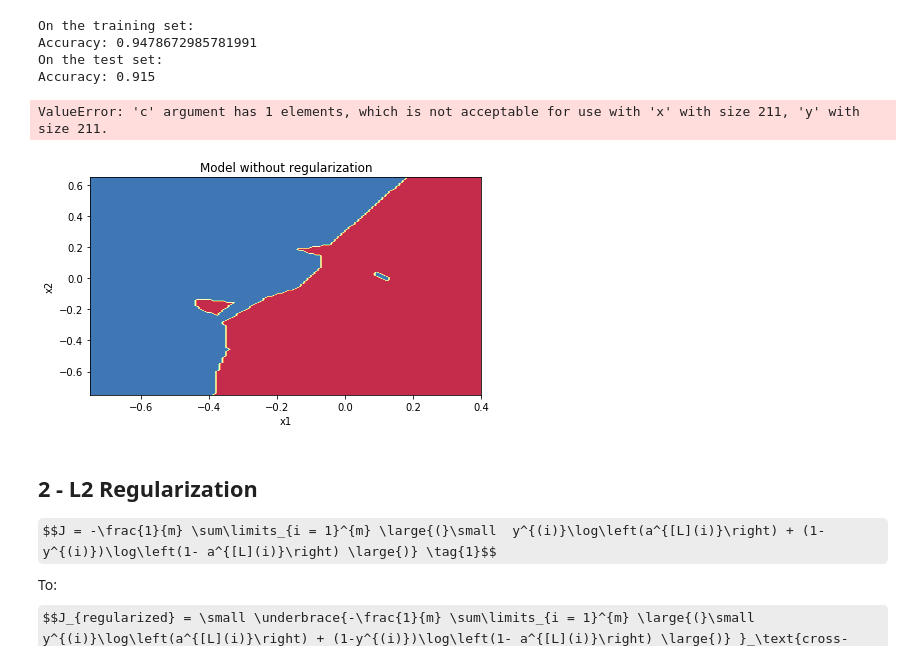
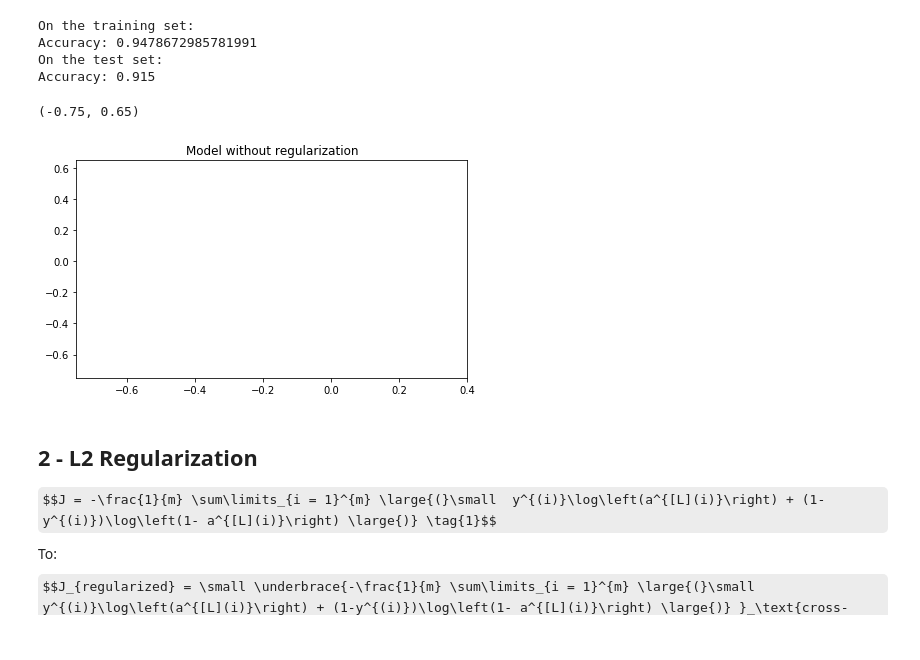
Before and after one commit to riehseun/riehseun.github.io, a Jupyter notebook: ml/deep-neural-network-regularization.ipynb, the cells around one changed output. Saved outputs shown, nothing was run; the diff lists cells and outputs as text; code cells hidden in the pictures; some formulas as TeX source.

```diff
--- a/ml/deep-neural-network-regularization.ipynb
+++ b/ml/deep-neural-network-regularization.ipynb
@@ -128,12 +132,12 @@ Accuracy: 0.915
 # %%
 plt.title("Model without regularization")
 axes = plt.gca()
 axes.set_xlim([-0.75,0.40])
 axes.set_ylim([-0.75,0.65])
-plot_decision_boundary(lambda x: predict_dec(parameters, x.T), train_X, train_Y)
+#plot_decision_boundary(lambda x: predict_dec(parameters, x.T), train_X, train_Y)
 # %% [output]
-ValueError: 'c' argument has 1 elements, which is not acceptable for use with 'x' with size 211, 'y' with size 211.
+(-0.75, 0.65)
-[figure, old version]
+[figure, new version]
 # %% [markdown]
 ## 2 - L2 Regularization
 
```
Also changed, not shown: parts of 2 cells of this notebook, 2 other files.
